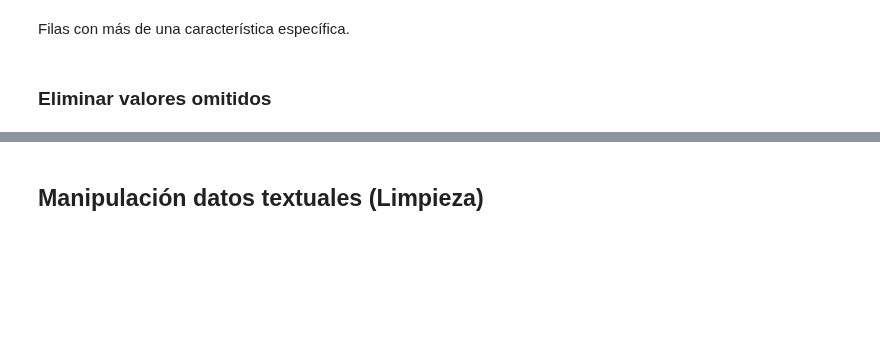
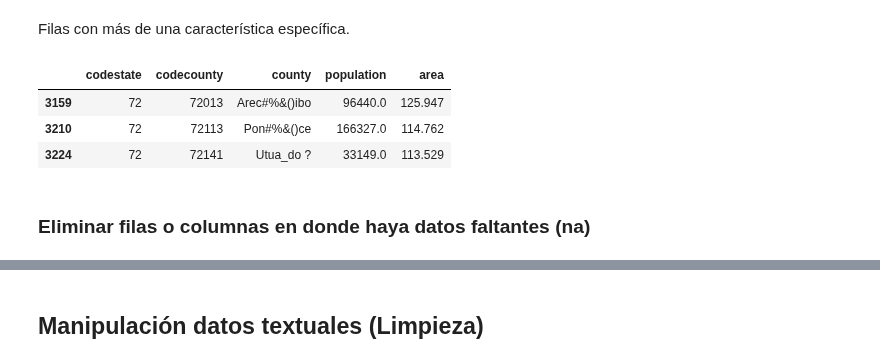
Before and after one commit to AprendizajeProfundo/Diplomado, a Jupyter notebook: Talleres/Cuadernos/Taller_Pandas.ipynb, the cells around one changed output, grey strips where cells are left out. Saved outputs shown, nothing was run; the diff lists cells and outputs as text; code cells hidden in the pictures; blank space fills up the shorter version.

```diff
--- a/Talleres/Cuadernos/Taller_Pandas.ipynb
+++ b/Talleres/Cuadernos/Taller_Pandas.ipynb
@@ -168,7 +332,12 @@ counties[(counties["codecounty"] == 78010) | (counties["codecounty"] == 72151)]
 # %% [markdown]
 Filas con más de una característica específica.
 # %%
-counties[(counties["codestate"] == 72) & (counties["area"] >= 60)].info()
+counties[(counties["codestate"] == 72) & (counties["area"] >= 80)]
+# %% [output]
+|  | codestate | codecounty | county | population | area |
+| 3159 | 72 | 72013 | Arec#%&()ibo | 96440.0 | 125.947 |
+| 3210 | 72 | 72113 | Pon#%&()ce | 166327.0 | 114.762 |
+| 3224 | 72 | 72141 | Utua_do ? | 33149.0 | 113.529 |
 # %% [markdown]
-### **Eliminar valores omitidos**
+### **Eliminar filas o columnas en donde haya datos faltantes (na)**
 # %%
```
Also changed, not shown: parts of 48 cells of this notebook, 1 other file.
